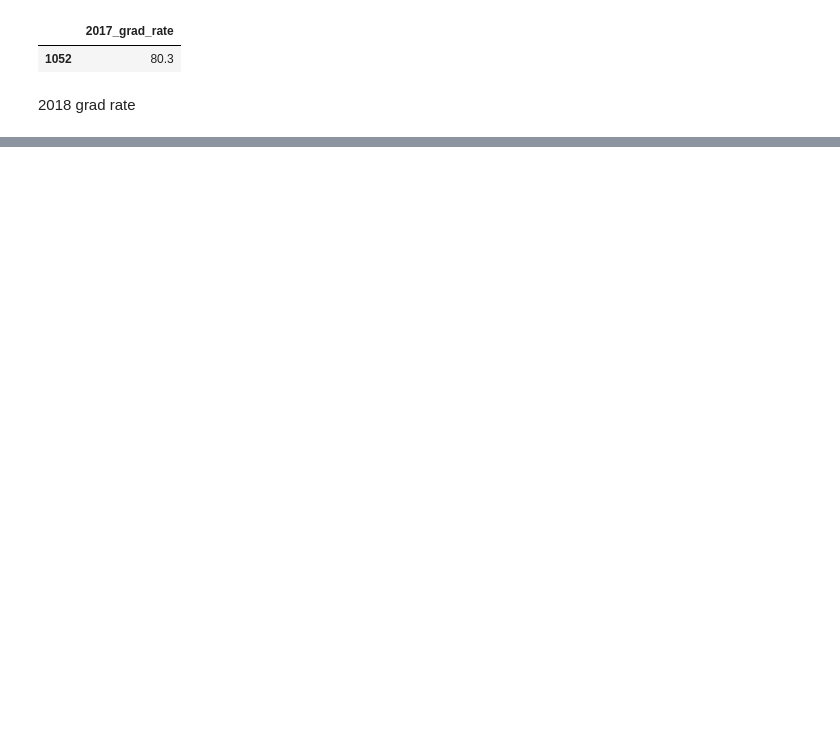
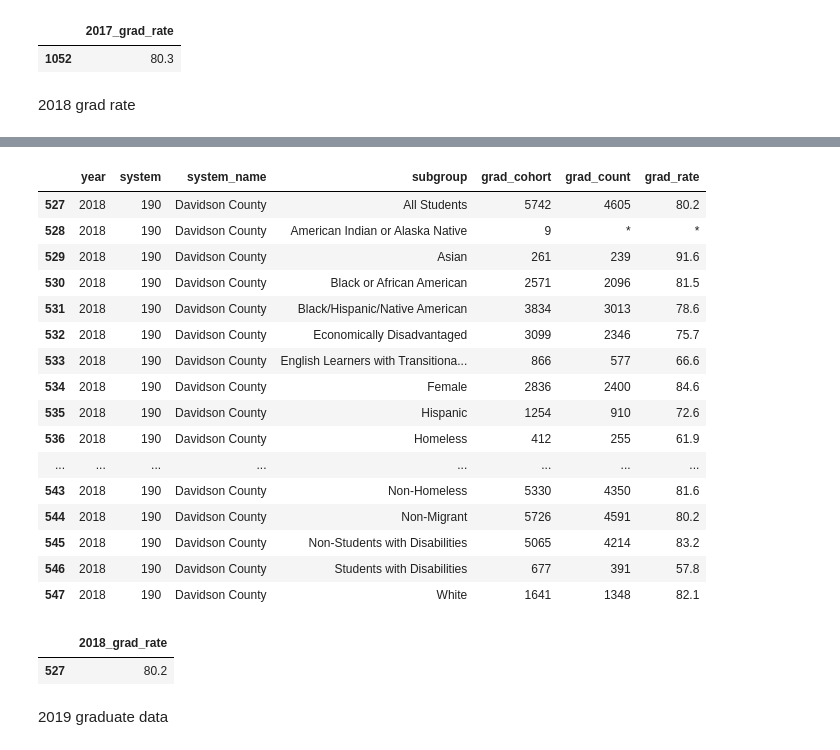
Before and after one commit to jwhankins177/capstone-budget-impact-jupyternb-python, a Jupyter notebook: notebooks/graduation.ipynb, the cells around one changed output, grey strips where cells are left out. Drawn from its saved outputs; the diff is of its cells as text; code cells hidden in the pictures; blank space fills up the shorter version.

Commit message:
combine all into one dataframe grad data

```diff
--- a/notebooks/graduation.ipynb
+++ b/notebooks/graduation.ipynb
@@ -77,0 +111,20 @@ df3 = pd.read_csv(r"C:\Users\jhank\Desktop\DA7\Projects\budget-impact-jupyternb-
+# %%
+df3[df3['system_name'] == 'Davidson County']
+# %% [output]
+|  | year | system | system_name | subgroup | grad_cohort | grad_count | grad_rate |
+| 527 | 2018 | 190 | Davidson County | All Students | 5742 | 4605 | 80.2 |
+| 528 | 2018 | 190 | Davidson County | American Indian or Alaska Native | 9 | * | * |
+| 529 | 2018 | 190 | Davidson County | Asian | 261 | 239 | 91.6 |
+| 530 | 2018 | 190 | Davidson County | Black or African American | 2571 | 2096 | 81.5 |
+| 531 | 2018 | 190 | Davidson County | Black/Hispanic/Native American | 3834 | 3013 | 78.6 |
+| 532 | 2018 | 190 | Davidson County | Economically Disadvantaged | 3099 | 2346 | 75.7 |
+| 533 | 2018 | 190 | Davidson County | English Learners with Transitiona... | 866 | 577 | 66.6 |
+| 534 | 2018 | 190 | Davidson County | Female | 2836 | 2400 | 84.6 |
+| 535 | 2018 | 190 | Davidson County | Hispanic | 1254 | 910 | 72.6 |
+| 536 | 2018 | 190 | Davidson County | Homeless | 412 | 255 | 61.9 |
+| ... | ... | ... | ... | ... | ... | ... | ... |
+| 543 | 2018 | 190 | Davidson County | Non-Homeless | 5330 | 4350 | 81.6 |
+| 544 | 2018 | 190 | Davidson County | Non-Migrant | 5726 | 4591 | 80.2 |
+| 545 | 2018 | 190 | Davidson County | Non-Students with Disabilities | 5065 | 4214 | 83.2 |
+| 546 | 2018 | 190 | Davidson County | Students with Disabilities | 677 | 391 | 57.8 |
+| 547 | 2018 | 190 | Davidson County | White | 1641 | 1348 | 82.1 |
@@ -77,0 +138,7 @@ df3 = pd.read_csv(r"C:\Users\jhank\Desktop\DA7\Projects\budget-impact-jupyternb-
+# %%
+df2018
+# %% [output]
+|  | 2018_grad_rate |
+| 527 | 80.2 |
+# %% [markdown]
+2019 graduate data
```
Also changed, not shown: parts of 17 cells of this notebook.
